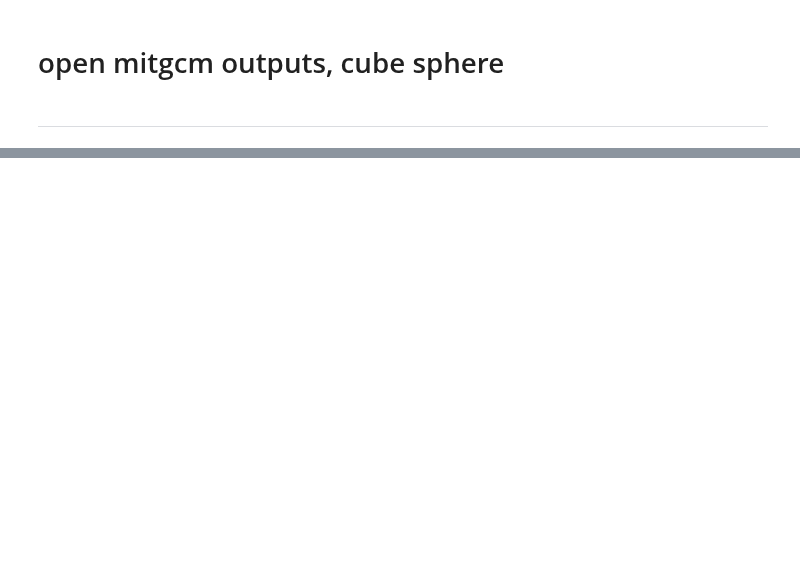
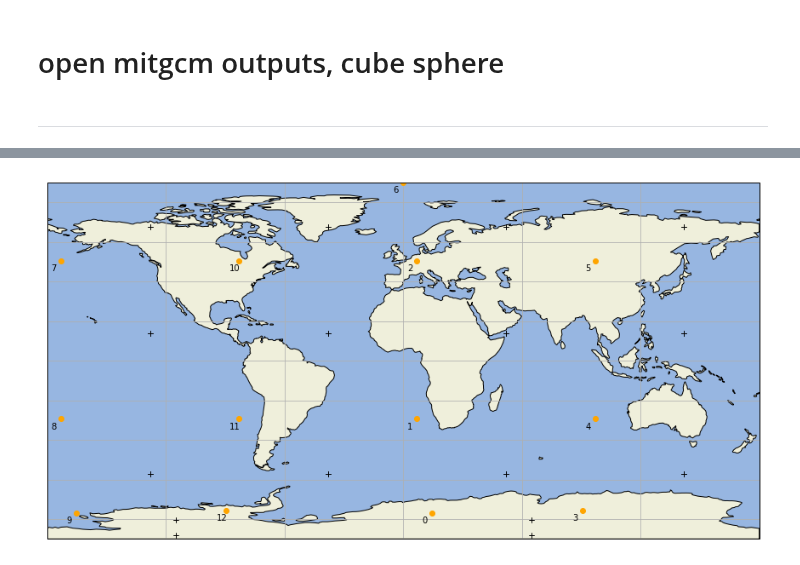
Before and after one commit to apatlpo/mit_equinox, a Jupyter notebook: sandbox/load_llc.ipynb, the cells around one changed output, grey strips where cells are left out. Saved outputs shown, nothing was run; the diff lists cells and outputs as text; code cells hidden in the pictures; blank space fills up the shorter version.

```diff
--- a/sandbox/load_llc.ipynb
+++ b/sandbox/load_llc.ipynb
@@ -354,0 +140,44 @@ sss_ts.plot()
+# %%
+# store faces bounding boxes
+r2d = 180./np.pi
+
+faces = ds_subset['face'].values
+flon = dict()
+flat = dict()
+fcenter = dict()
+for f in faces:
+    flon[f] = np.array([ds_subset['XC'].isel(face=f, i=i, j=j).values for i,j in zip([0,-1,-1,0],[0,0,-1,-1])])
+    flat[f] = np.array([ds_subset['YC'].isel(face=f, i=i, j=j).values for i,j in zip([0,-1,-1,0],[0,0,-1,-1])])
+    v = np.array([0.,0.,0.])
+    for lon, lat in zip(flon[f],flat[f]):
+        #v += spherical2cartesian([np.cos(lon/r2d),0.,0.], lon/r2d, lat/r2d)
+        v += [np.cos(lon/r2d)*np.cos(lat/r2d), np.sin(lon/r2d)*np.cos(lat/r2d), np.sin(lat/r2d)]
+    v = v/np.sqrt(np.sum(v**2))
+    fcenter[f] = [np.arctan2(v[1],v[0])*r2d , np.arcsin(v[2])*r2d]
+# %%
+# plot faces on earth map
+import cartopy.crs as ccrs
+import cartopy.feature as cfeature
+
+fig = plt.figure(figsize=(15,10))
+#ax = fig.add_subplot(1, 2, 1, projection=ccrs.Orthographic(-45, 0))
+ax = fig.add_subplot(1, 1, 1, projection=ccrs.PlateCarree())
+
+ax.add_feature(cfeature.OCEAN, zorder=0)
+ax.add_feature(cfeature.LAND, zorder=0, edgecolor='black')
+ax.set_global()
+ax.gridlines()
+
+for f in faces:
+    ax.plot(flon[f],flat[f], '+', color='k', transform=ccrs.PlateCarree())
+    #ax.fill(flon[f],flat[f], color='coral', transform=ccrs.PlateCarree(), alpha=0.4)
+    #
+    ax.plot(fcenter[f][0], fcenter[f][1], 'o', color='orange', transform=ccrs.PlateCarree())
+    ax.text(fcenter[f][0] - 5, fcenter[f][1] - 5, str(f), transform=ccrs.PlateCarree())
+
+# plot corners
+#f = faces[1]
+#for i in range(len(flon[f])):
+#    ax.text(flon[f][i] - 5, flat[f][i] - 5, str(i), transform=ccrs.PlateCarree())
+# %% [output]
+[figure, added]
```
Also changed, not shown: parts of 19 cells of this notebook, 11 other files.
